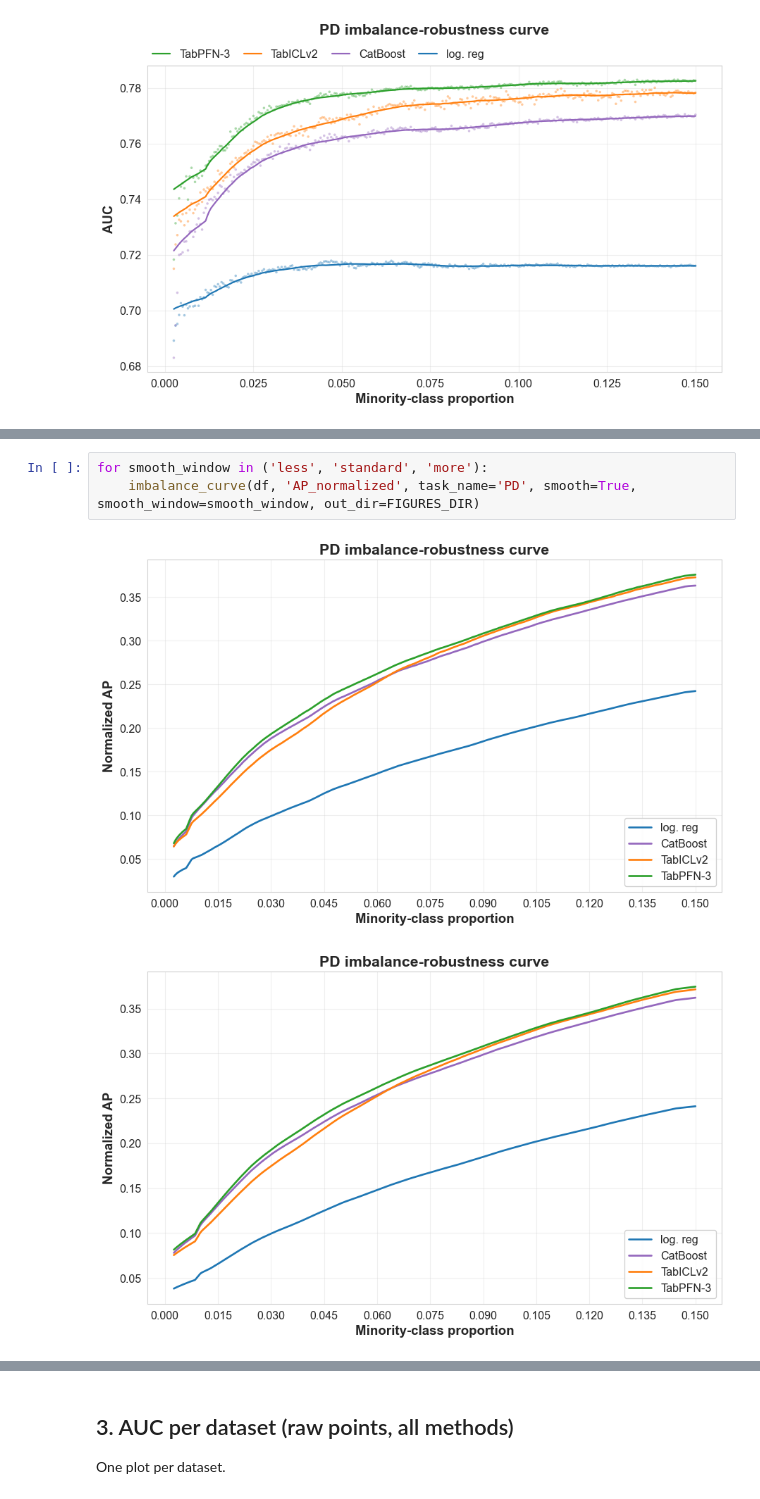
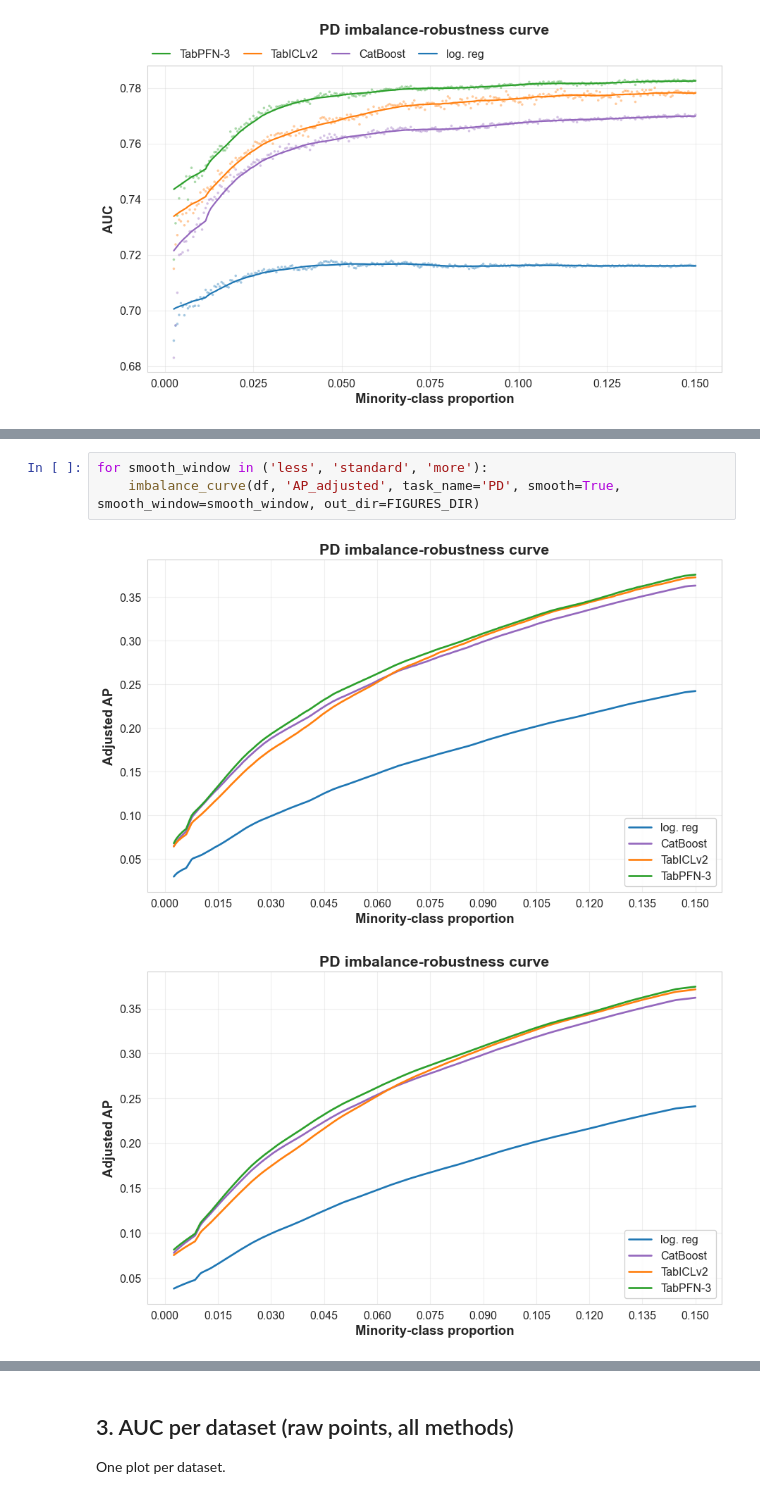
Before and after one commit to andreasgoethals/TabPFNCredit, a Jupyter notebook: notebooks/Experiment3.ipynb, the cells around one changed output, grey strips where cells are left out. Saved outputs shown, nothing was run; the diff lists cells and outputs as text.

```diff
--- a/notebooks/Experiment3.ipynb
+++ b/notebooks/Experiment3.ipynb
@@ -78,6 +78,6 @@ WindowsPath('C:/Users/U0152019/PhD Documents/Projects/1. TabPFN/TabPFNCredit/fig
 # %%
 for smooth_window in ('less', 'standard', 'more'):
-    imbalance_curve(df, 'AP_normalized', task_name='PD', smooth=True, smooth_window=smooth_window, out_dir=FIGURES_DIR)
+    imbalance_curve(df, 'AP_adjusted', task_name='PD', smooth=True, smooth_window=smooth_window, out_dir=FIGURES_DIR)
 # %% [output]
-[figure, old version]
+[figure, new version]
-[figure, old version]
+[figure, new version]
```
Also changed, not shown: parts of 7 cells of this notebook, 19 other files.
